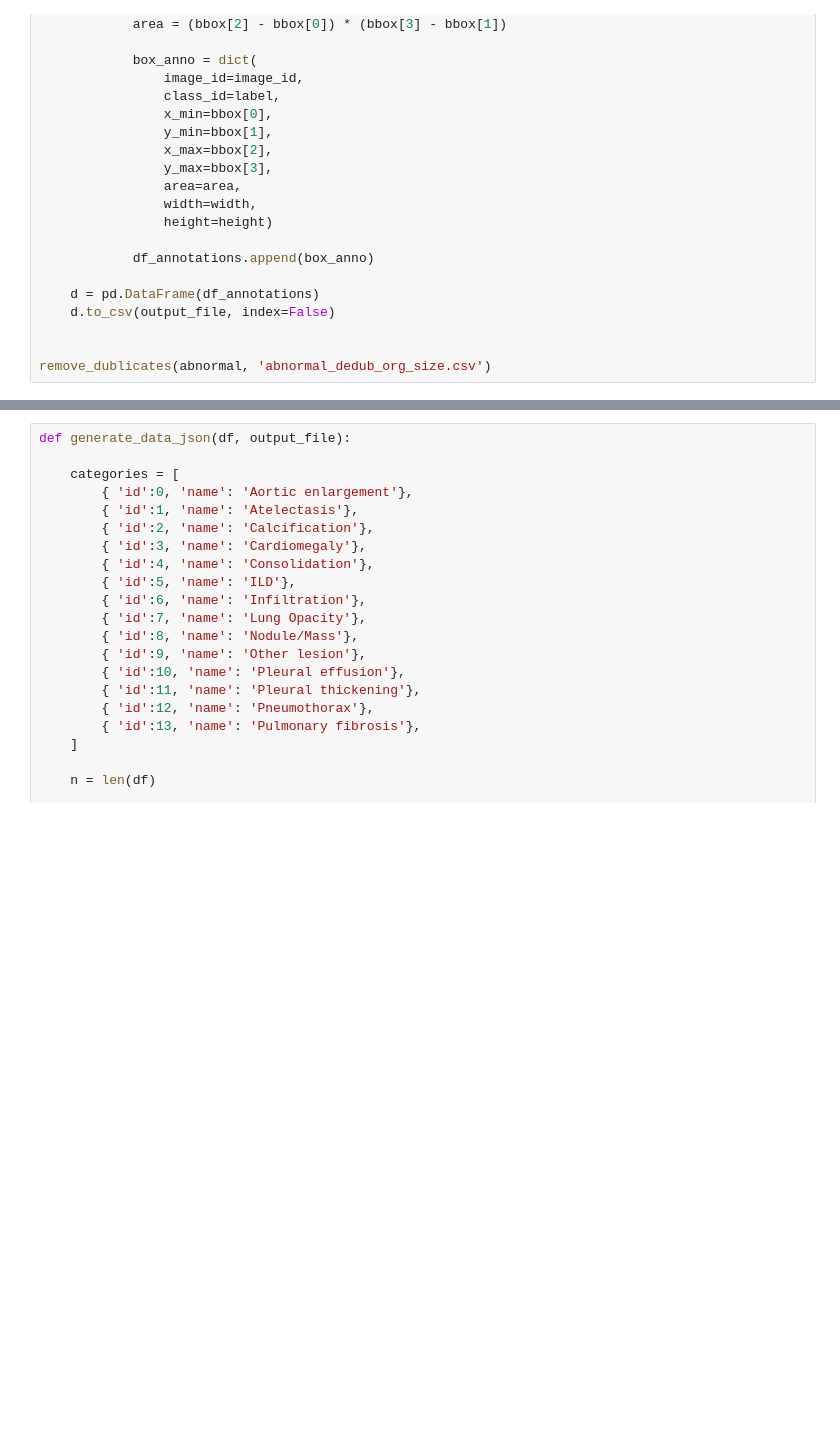
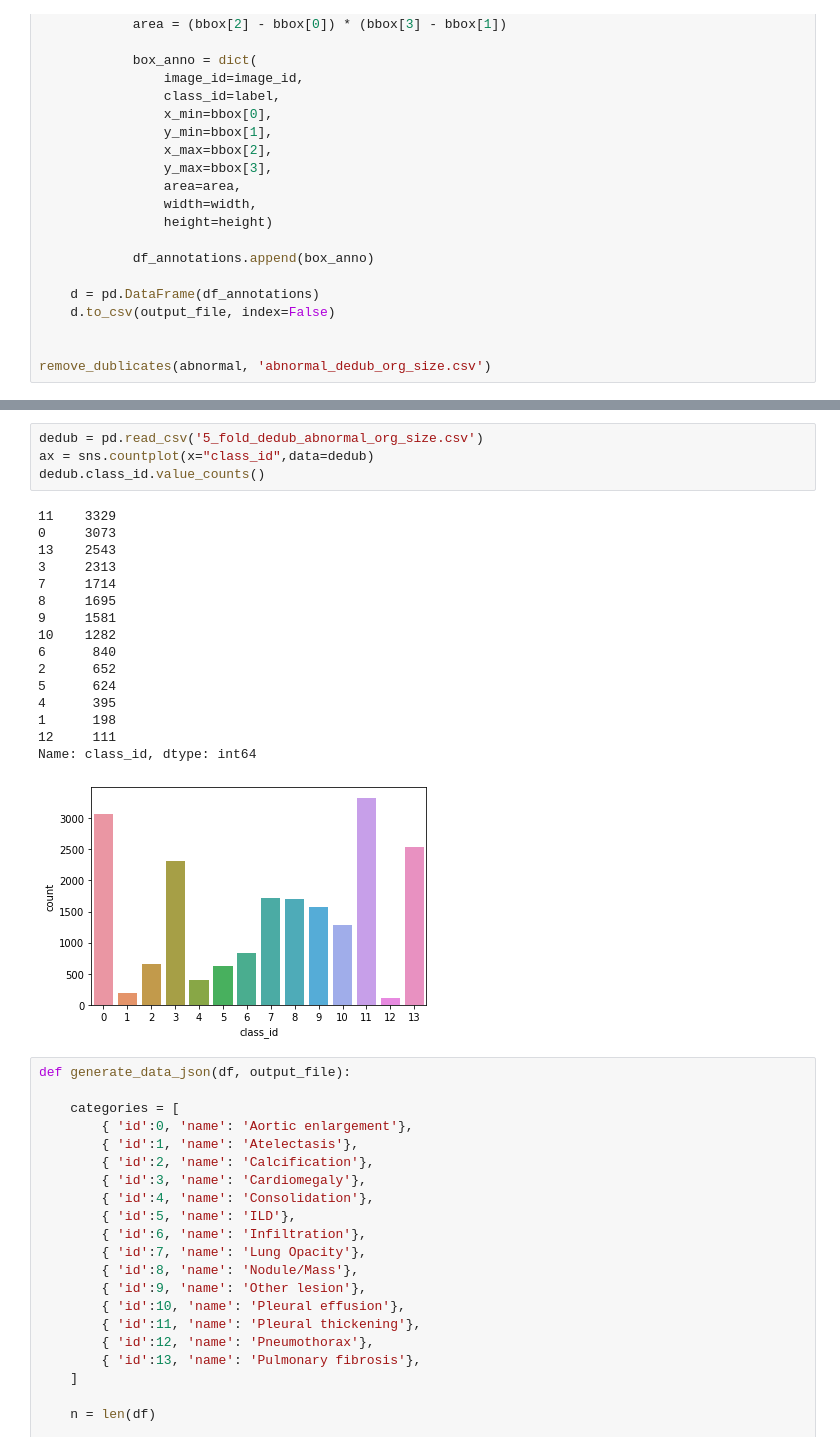
Before and after one commit to skull8888888/xray, a Jupyter notebook: convert.ipynb, the cells around one changed output, grey strips where cells are left out. Drawn from its saved outputs; the diff is of its cells as text; blank space fills up the shorter version.

```diff
--- a/convert.ipynb
+++ b/convert.ipynb
@@ -171,3 +317,24 @@ valid_df = df[df.fold_id == fold_id].groupby('image_id').agg(lambda x: list(x)).
+# %%
+dedub = pd.read_csv('5_fold_dedub_abnormal_org_size.csv')
+ax = sns.countplot(x="class_id",data=dedub)
+dedub.class_id.value_counts()
+# %% [output]
+11    3329
+0     3073
+13    2543
+3     2313
+7     1714
+8     1695
+9     1581
+10    1282
+6      840
+2      652
+5      624
+4      395
+1      198
+12     111
+Name: class_id, dtype: int64
+[figure, added]
 # %%
 def generate_data_json(df, output_file):
 
```
Also changed, not shown: parts of 5 cells of this notebook, 10 other files.
